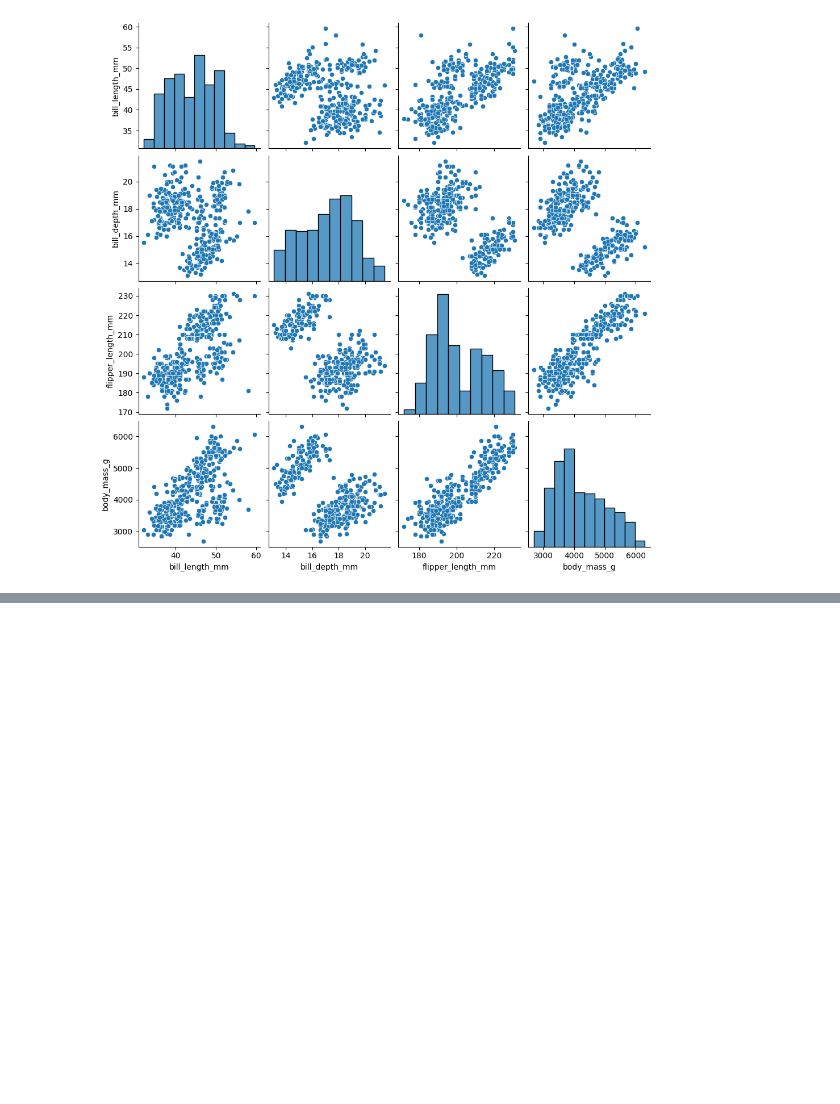
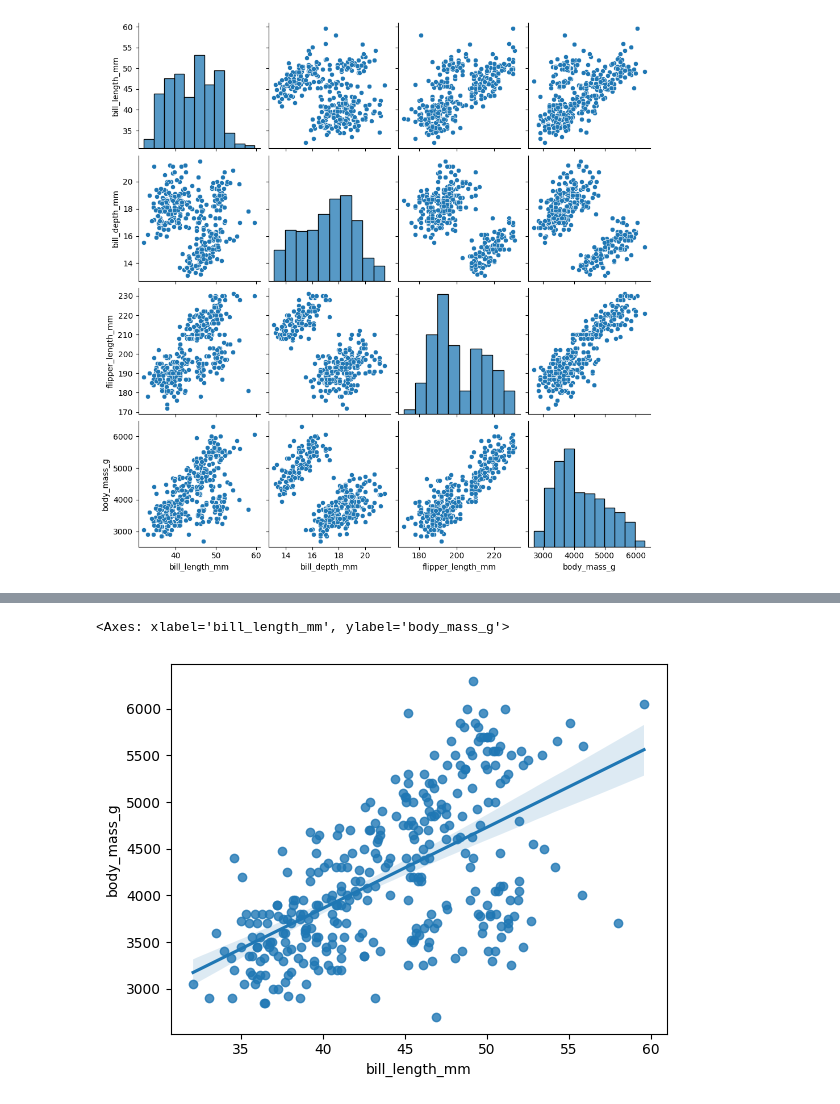
Before and after one commit to fotomain/aigoogle3-results, a Jupyter notebook: AiGoogl3_REGRESSION_PENGUINS.ipynb, the cells around one changed output, grey strips where cells are left out. Saved outputs shown, nothing was run; the diff lists cells and outputs as text; code cells hidden in the pictures; blank space fills up the shorter version.

```diff
--- a/AiGoogl3_REGRESSION_PENGUINS.ipynb
+++ b/AiGoogl3_REGRESSION_PENGUINS.ipynb
@@ -66,0 +66,5 @@ Notes:
+# %%
+sns.regplot(x="bill_length_mm",y="body_mass_g", data=ols_data)
+# %% [output]
+<Axes: xlabel='bill_length_mm', ylabel='body_mass_g'>
+[figure, added]
```
Also changed, not shown: parts of 11 cells of this notebook.
